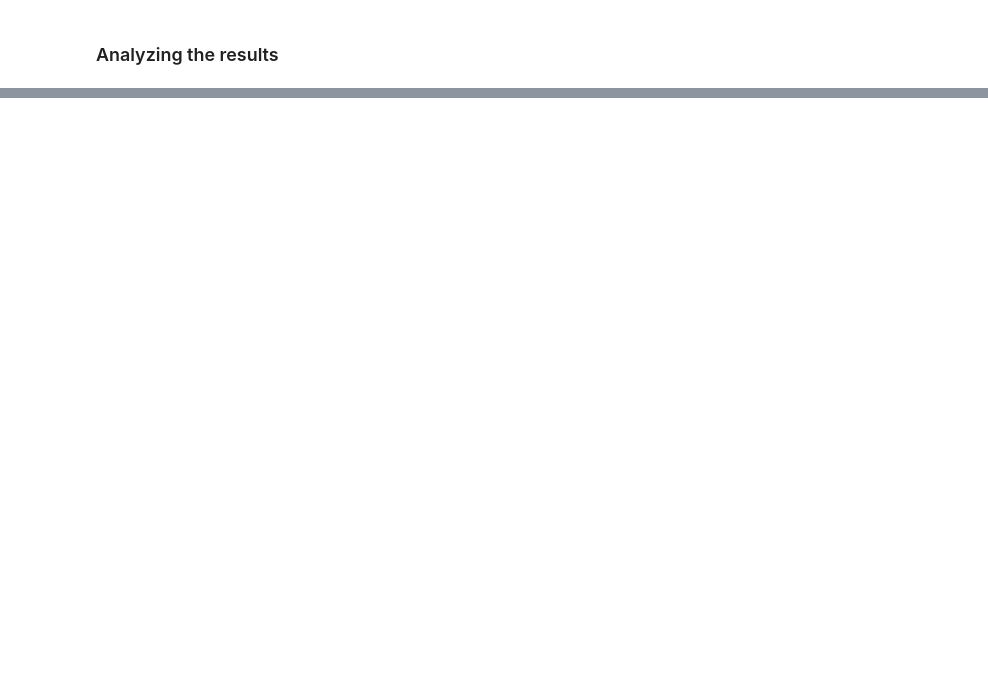
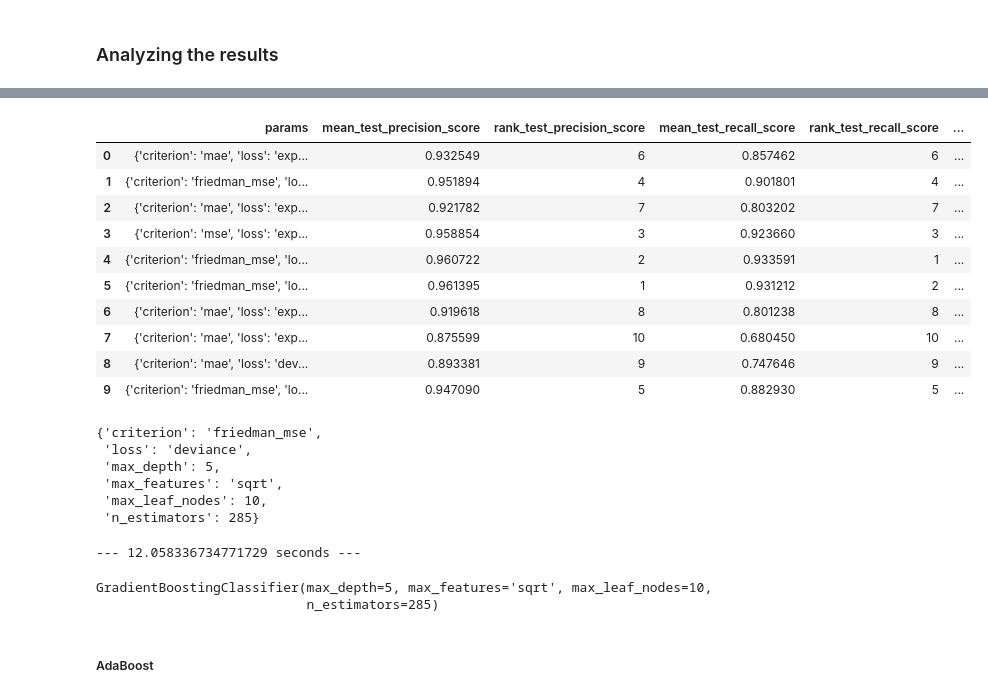
Before and after one commit to VictorLJay/Customer-Churn-Predictor, a Jupyter notebook: your-project/ML Modeling.ipynb, the cells around one changed output, grey strips where cells are left out. Cells and saved outputs as stored; diff of their text form; code cells hidden in the pictures; blank space fills up the shorter version.

```diff
--- a/your-project/ML Modeling.ipynb
+++ b/your-project/ML Modeling.ipynb
@@ -511,0 +776,57 @@ top_3_models_comparision = pd.DataFrame({"model":best_models,
+# %%
+gradient_results_30 = pd.DataFrame(gradient_search_30.cv_results_)
+
+gradient_results_30 = gradient_results_30[["params", "mean_test_precision_score", "rank_test_precision_score",
+                                           "mean_test_recall_score", "rank_test_recall_score",
+                                           "mean_test_f1_score", "rank_test_f1_score"]]
+
+gradient_results_30
+# %% [output]
+|  | params | mean_test_precision_score | rank_test_precision_score | mean_test_recall_score | rank_test_recall_score | ... |
+| 0 | {'criterion': 'mae', 'loss': 'exp... | 0.932549 | 6 | 0.857462 | 6 | ... |
+| 1 | {'criterion': 'friedman_mse', 'lo... | 0.951894 | 4 | 0.901801 | 4 | ... |
+| 2 | {'criterion': 'mae', 'loss': 'exp... | 0.921782 | 7 | 0.803202 | 7 | ... |
+| 3 | {'criterion': 'mse', 'loss': 'exp... | 0.958854 | 3 | 0.923660 | 3 | ... |
+| 4 | {'criterion': 'friedman_mse', 'lo... | 0.960722 | 2 | 0.933591 | 1 | ... |
+| 5 | {'criterion': 'friedman_mse', 'lo... | 0.961395 | 1 | 0.931212 | 2 | ... |
+| 6 | {'criterion': 'mae', 'loss': 'exp... | 0.919618 | 8 | 0.801238 | 8 | ... |
+| 7 | {'criterion': 'mae', 'loss': 'exp... | 0.875599 | 10 | 0.680450 | 10 | ... |
+| 8 | {'criterion': 'mae', 'loss': 'dev... | 0.893381 | 9 | 0.747646 | 9 | ... |
+| 9 | {'criterion': 'friedman_mse', 'lo... | 0.947090 | 5 | 0.882930 | 5 | ... |
+# %%
+gradient_results_30["params"][4]
+# %% [output]
+{'criterion': 'friedman_mse',
+ 'loss': 'deviance',
+ 'max_depth': 5,
+ 'max_features': 'sqrt',
+ 'max_leaf_nodes': 10,
+ 'n_estimators': 285}
+# %%
+start_time = time.time()
+
+gradient_params_30 = {"loss":["deviance"],
+                      "criterion":["friedman_mse"],
+                      "max_features":["sqrt"],
+                      "n_estimators":[285],
+                      "max_depth":[5],
+                      "max_leaf_nodes":[10]}
+
+scorers = {"precision_score": make_scorer(precision_score, average="macro"),
+           "recall_score": make_scorer(recall_score, average="macro"),
+           "f1_score": make_scorer(f1_score, average="macro")
+          }
+
+best_gradient_search_30 = GridSearchCV(gradient,
+                                       gradient_params_30,
+                                       n_jobs=-1,
+                                       cv=50,
+                                       scoring=scorers,
+                                       refit=False
+                                      )
+
+best_gradient_search_30.fit(X_train_scaled_30, y_train_30)
+
+print("--- %s seconds ---" % (time.time() - start_time))
+# %% [output]
+--- 12.058336734771729 seconds ---
@@ -511,0 +837,5 @@ top_3_models_comparision = pd.DataFrame({"model":best_models,
+# %%
+best_gradient_30.fit(X_train_scaled_30, y_train_30)
+# %% [output]
+GradientBoostingClassifier(max_depth=5, max_features='sqrt', max_leaf_nodes=10,
+                           n_estimators=285)
@@ -511,0 +844,2 @@ top_3_models_comparision = pd.DataFrame({"model":best_models,
+# %% [markdown]
+##### AdaBoost
```
Also changed, not shown: parts of 65 cells of this notebook.
